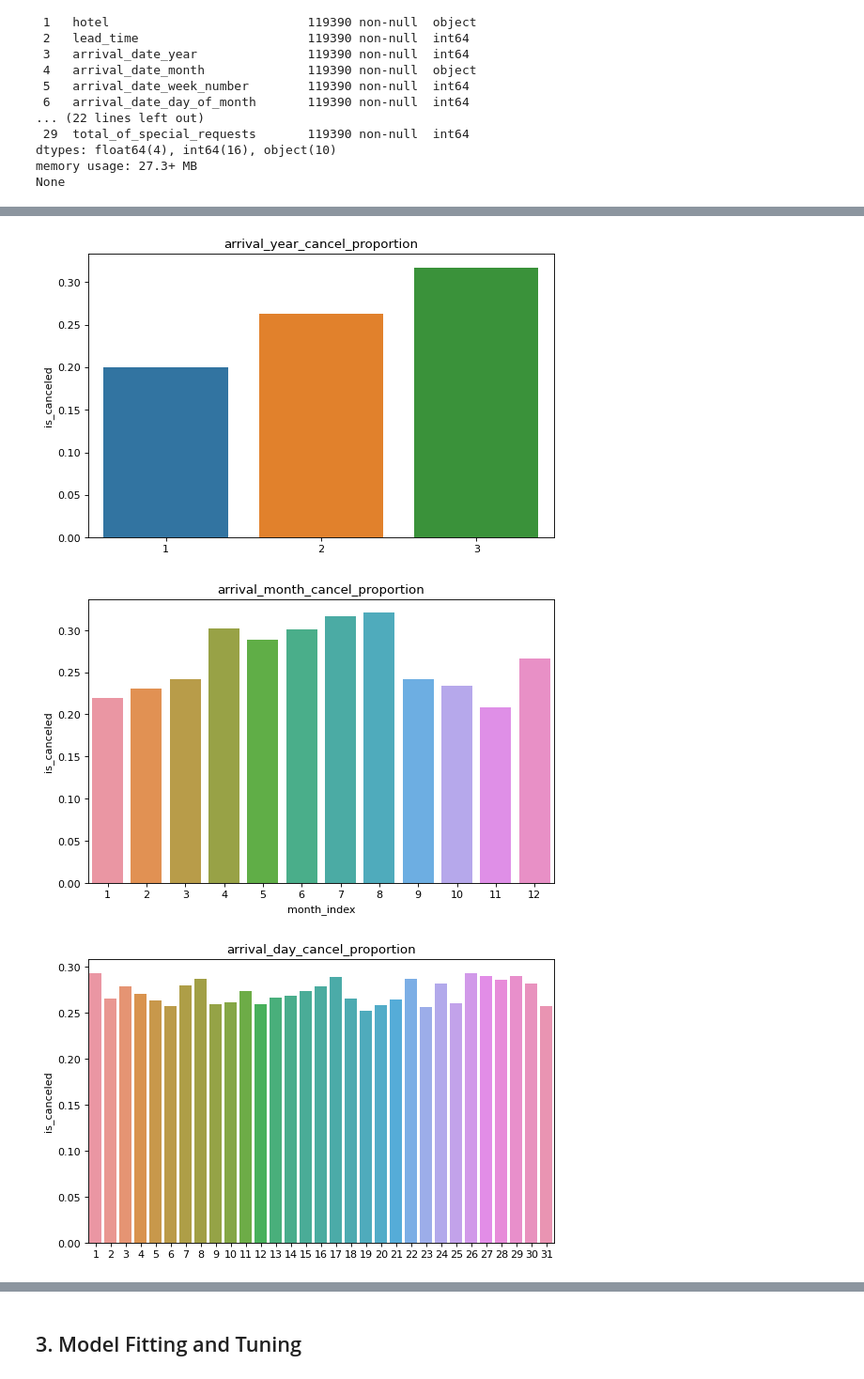
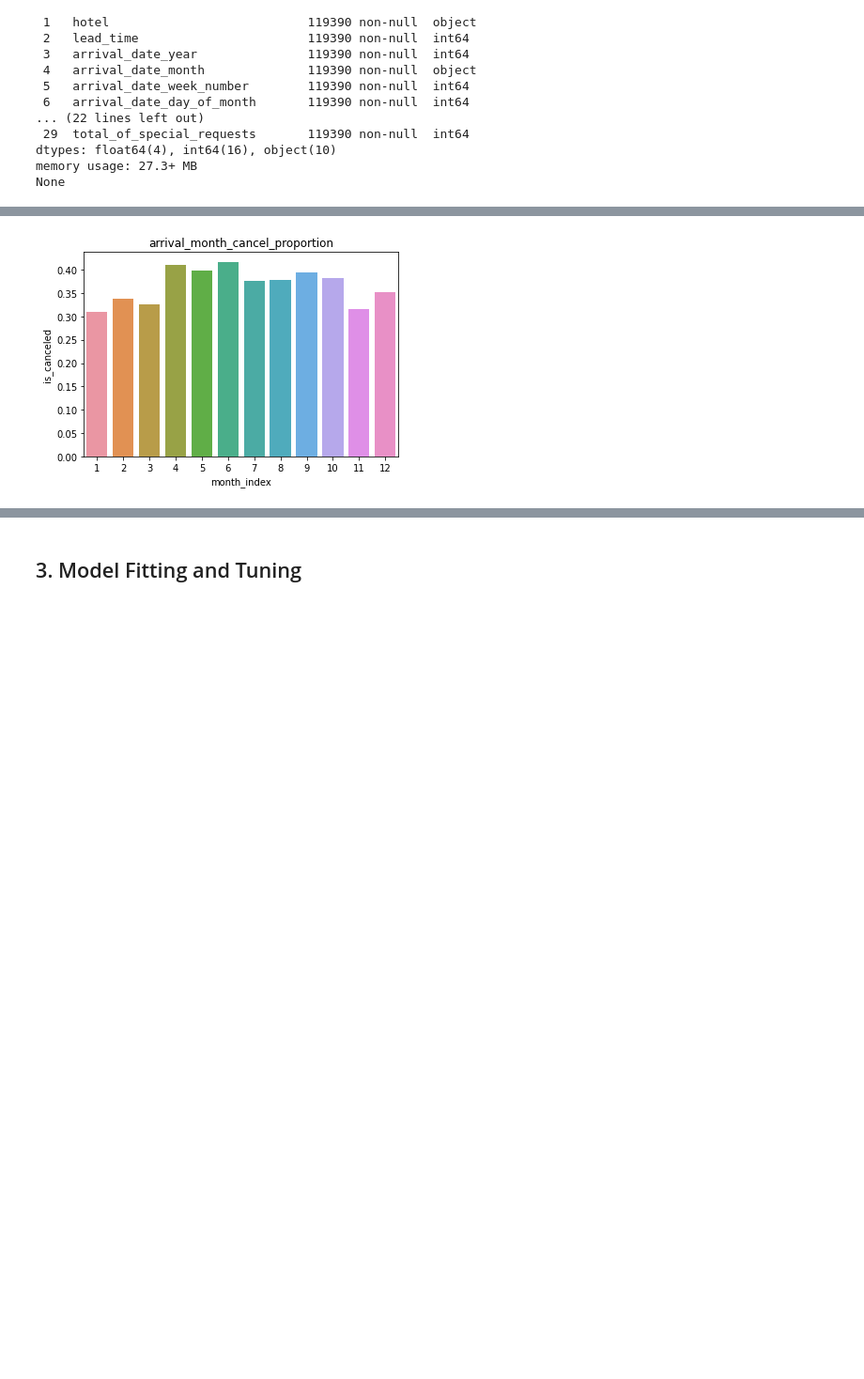
Before and after one commit to AngeloYin0826/MLP_project2, a Jupyter notebook: proj2.ipynb, the cells around one changed output, grey strips where cells are left out. Shown at 94% size. Drawn from its saved outputs; the diff is of its cells as text; code cells hidden in the pictures; blank space fills up the shorter version.

```diff
--- a/proj2.ipynb
+++ b/proj2.ipynb
@@ -74,7 +79,17 @@ None
+# %%
+# drop observations with improper values
+drop_idx_2 = df.loc[(df['adr'] < 0) | (df['adr'] > 1000)].index
+df.drop(index = drop_idx_2, inplace = True)
+# %%
+# drop observations with required car parking spaces over the number of adults
+drop_idx_3 = df.loc[df['required_car_parking_spaces'] > df['adults']].index
+df.drop(index = drop_idx_3, inplace = True)
+# %%
+# drop observations where country is missing
+drop_idx_4 = df.loc[df['country'].isna() == True].index
+df.drop(index = drop_idx_4, inplace = True)
 # %%
-# agent and company has a large amount of null values, however, these are considered not applicable, rather than missing.
-# Besides, children and country have a small proportion of missing values, children are imputed by mean. #国家此处不确定要不要？
+# impute missing values in children by its mean
 df['children'][df['children'].isna()] = round(df['children'].mean())
-df = df.drop_duplicates() # remove duplicates
 df.info()
 # %% [output]
@@ -102,22 +116,9 @@ memory usage: 20.6+ MB
 # %%
-arrival_year_cancel_proportion = df.groupby(['arrival_date_year'])['is_canceled'].sum('is_canceled')/df.groupby(['arrival_date_year'])['is_canceled'].count()
-sns.barplot(x= [i for i in range(1, len(arrival_year_cancel_proportion)+1)], y=arrival_year_cancel_proportion).set(title='arrival_year_cancel_proportion')
-plt.show()
-
+# histogram for cancellation proportion of each month
 arrival_month_cancel_proportion = df.groupby(['arrival_date_month'])['is_canceled'].sum('is_canceled')/df.groupby(['arrival_date_month'])['is_canceled'].count()
 month_df = arrival_month_cancel_proportion.to_frame().reset_index()
 month_df['month_index'] = [4,8,12,2,1,7,6,3,5,11,10,9]
 sns.barplot(x = month_df['month_index'], y = month_df['is_canceled']).set(title='arrival_month_cancel_proportion')
 plt.show()
-
-arrival_day_cancel_proportion = df.groupby(['arrival_date_day_of_month'])['is_canceled'].sum('is_canceled')/df.groupby(['arrival_date_day_of_month'])['is_canceled'].count()
-sns.barplot(x= [i for i in range(1, len(arrival_day_cancel_proportion)+1)], y=arrival_day_cancel_proportion).set(title='arrival_day_cancel_proportion')
-plt.show()
-
-arrival_week_cancel_proportion = df.groupby(['arrival_date_week_number'])['is_canceled'].sum('is_canceled')/df.groupby(['arrival_date_week_number'])['is_canceled'].count()
-sns.barplot(x= [i for i in range(1, len(arrival_week_cancel_proportion)+1)], y=arrival_week_cancel_proportion).set(title='arrival_week_cancel_proportion')
-plt.show()
 # %% [output]
-[figure, old version]
+[figure, new version]
-[figure, removed]
-[figure, removed]
```
Also changed, not shown: parts of 27 cells of this notebook.
